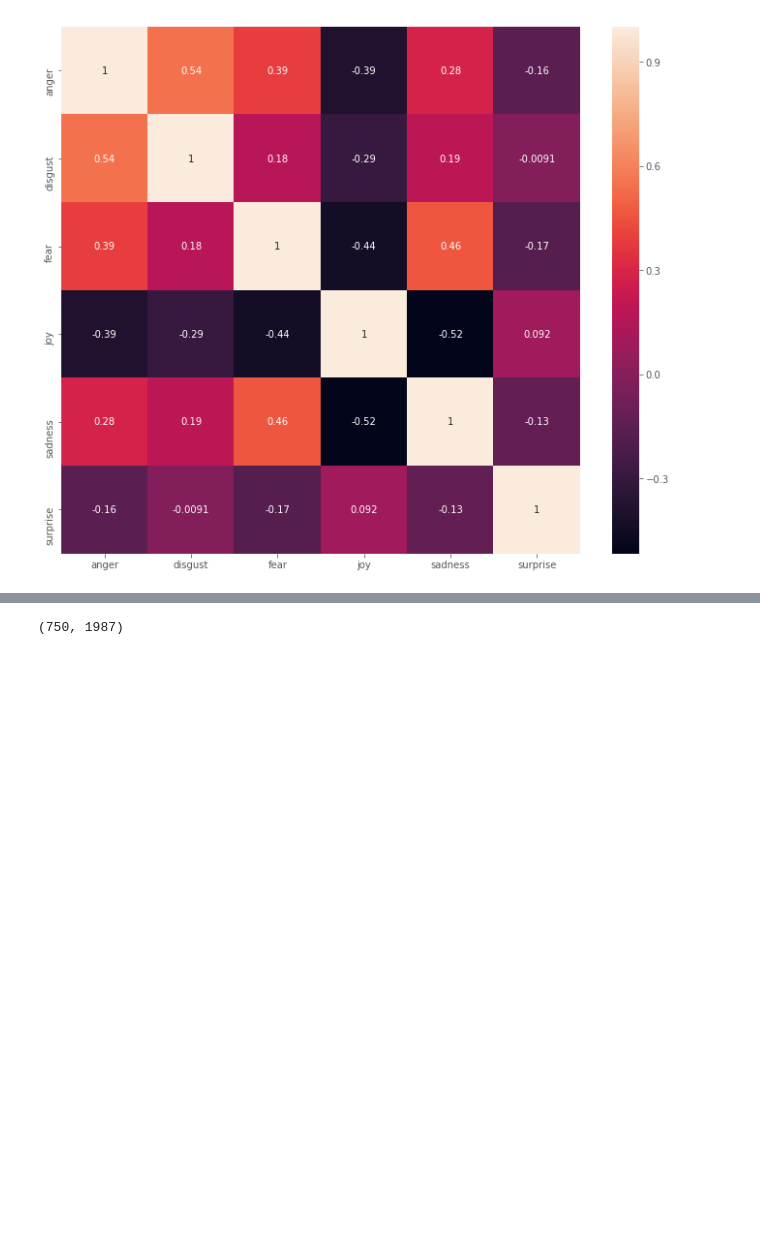
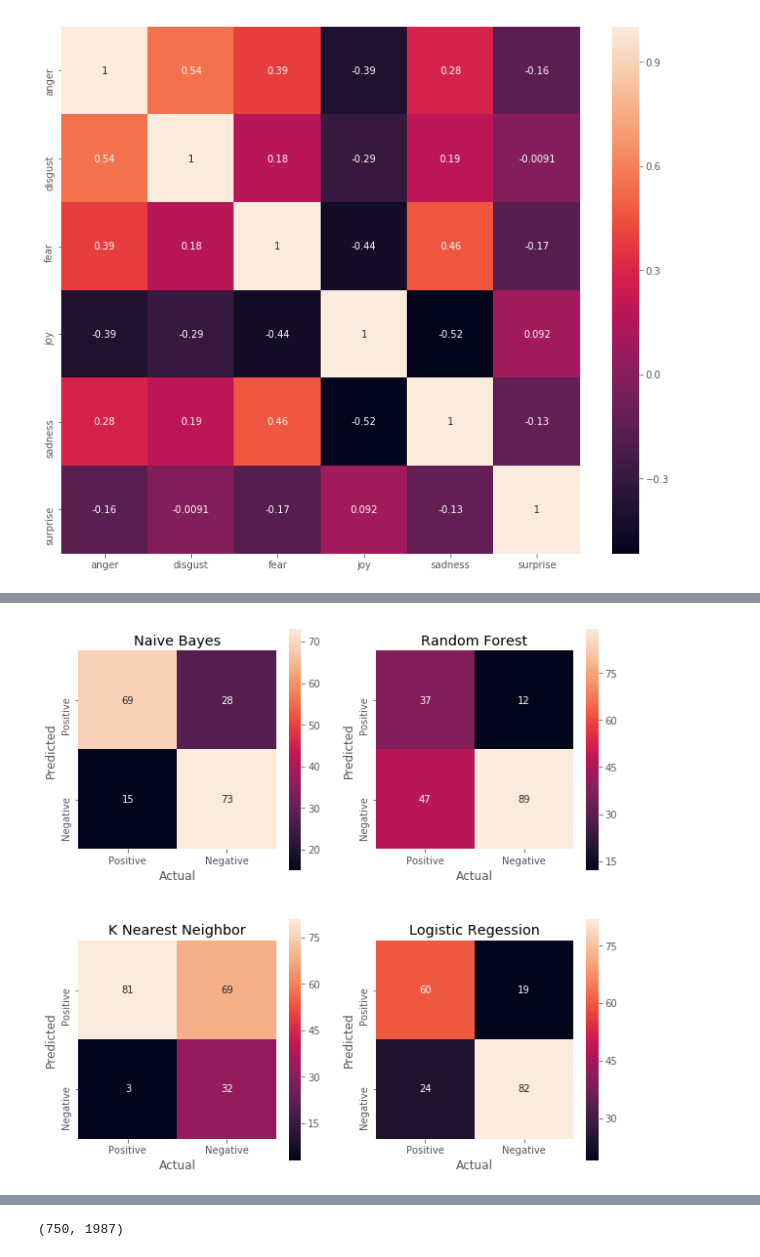
Before and after one commit to kemepley/Detecting_Emotions, a Jupyter notebook: workbook.ipynb, the cells around one changed output, grey strips where cells are left out. Saved outputs shown, nothing was run; the diff lists cells and outputs as text; code cells hidden in the pictures; blank space fills up the shorter version.

Commit message:
test neural netwoks

```diff
--- a/workbook.ipynb
+++ b/workbook.ipynb
@@ -100,0 +142,10 @@ sns.heatmap(corr, xticklabels=corr.columns, yticklabels=corr.columns, annot=True
+# %%
+X = corpus_df['text'].iloc[y.index]
+y = valence_df['label'].loc[(valence_df['label']==1)|(valence_df['label']==2)]
+
+X_train, X_test, y_train, y_test = train_test_split(X, y, stratify=y, random_state=1)
+# %%
+vectorizer = TfidfVectorizer()
+tf_idf_X_train = vectorizer.fit_transform(X_train)
+tf_idf_X_test = vectorizer.transform(X_test)
+tf_idf_X_train.shape
@@ -100,0 +154,4 @@ sns.heatmap(corr, xticklabels=corr.columns, yticklabels=corr.columns, annot=True
+# %%
+smt = SMOTE(sampling_strategy='not majority')
+X_res, y_res = smt.fit_resample(tf_idf_X_train, y_train)
+X_res.shape
@@ -100,0 +181,72 @@ sns.heatmap(corr, xticklabels=corr.columns, yticklabels=corr.columns, annot=True
+# %%
+nb_train_acc = accuracy_score(y_res, nb_train_preds)
+nb_test_acc = accuracy_score(y_test, nb_test_preds)
+nb_train_f1 = f1_score(y_res, nb_train_preds, average='weighted')
+nb_test_f1 = f1_score(y_test, nb_test_preds, average='weighted')
+rf_train_acc = accuracy_score(y_res, rf_train_preds)
+rf_test_acc = accuracy_score(y_test, rf_test_preds)
+rf_train_f1 = f1_score(y_res, rf_train_preds, average='weighted')
+rf_test_f1 = f1_score(y_test, rf_test_preds, average='weighted')
+knn_train_acc = accuracy_score(y_res, knn_train_preds)
+knn_test_acc = accuracy_score(y_test, knn_test_preds)
+knn_train_f1 = f1_score(y_res, knn_train_preds, average='weighted')
+knn_test_f1 = f1_score(y_test, knn_test_preds, average='weighted')
+lr_train_acc = accuracy_score(y_res, lr_train_preds)
+lr_test_acc = accuracy_score(y_test, lr_test_preds)
+lr_train_f1 = f1_score(y_res, lr_train_preds, average='weighted')
+lr_test_f1 = f1_score(y_test, lr_test_preds, average='weighted')
+
+# note that the the high negative class is being treated as the target
+
+print("Multinomial Naive Bayes")
+print("Training Accuracy:", nb_train_acc)
+print("Training F1:", nb_train_f1)
+print("Testing Accuracy:", nb_test_acc)
+print("Testing F1:", nb_test_f1)
+print("\n")
+plt.figure(figsize=(10,10))
+plt.subplot(2,2,1)
+cm = confusion_matrix(y_test, nb_test_preds)
+sns.heatmap(cm.T, square=True, annot=True, yticklabels=['Positive', 'Negative'], xticklabels=['Positive', 'Negative'])
+plt.title('Naive Bayes')
+plt.xlabel('Actual')
+plt.ylabel('Predicted')
+
+print('Random Forest')
+print("Training Accuracy:", rf_train_acc)
+print("Training F1:", nb_train_f1)
+print("Testing Accuracy:", rf_test_acc)
+print("Testing F1:", rf_test_f1)
+print("\n")
+plt.subplot(2,2,2)
+cm = confusion_matrix(y_test, rf_test_preds)
+sns.heatmap(cm.T, square=True, annot=True, yticklabels=['Positive', 'Negative'], xticklabels=['Positive', 'Negative'])
+plt.title('Random Forest')
+plt.xlabel('Actual')
+plt.ylabel('Predicted')
+
+print('K Nearest Neighbors')
+print("Training Accuracy:", knn_train_acc)
+print("Training F1:", knn_train_f1)
+print("Testing Accuracy:", knn_test_acc)
+print("Testing F1:", knn_test_f1)
+print("\n")
+plt.subplot(2,2,3)
+cm = confusion_matrix(y_test, knn_test_preds)
+sns.heatmap(cm.T, square=True, annot=True, yticklabels=['Positive', 'Negative'], xticklabels=['Positive', 'Negative'])
+plt.title('K Nearest Neighbor')
+plt.xlabel('Actual')
+plt.ylabel('Predicted')
+
+print('Logistic Regression')
+print("Training Accuracy:", lr_train_acc)
+print("Training F1:", lr_train_f1)
+print("Testing Accuracy:", lr_test_acc)
+print("Testing F1:", lr_test_f1)
+plt.subplot(2,2,4)
+cm = confusion_matrix(y_test, lr_test_preds)
+sns.heatmap(cm.T, square=True, annot=True, yticklabels=['Positive', 'Negative'], xticklabels=['Positive', 'Negative'])
+plt.title('Logistic Regession')
+plt.xlabel('Actual')
+plt.ylabel('Predicted')
+# %% [output]
@@ -100,0 +271 @@ sns.heatmap(corr, xticklabels=corr.columns, yticklabels=corr.columns, annot=True
+[figure, added]
```
Also changed, not shown: parts of 33 cells of this notebook.
